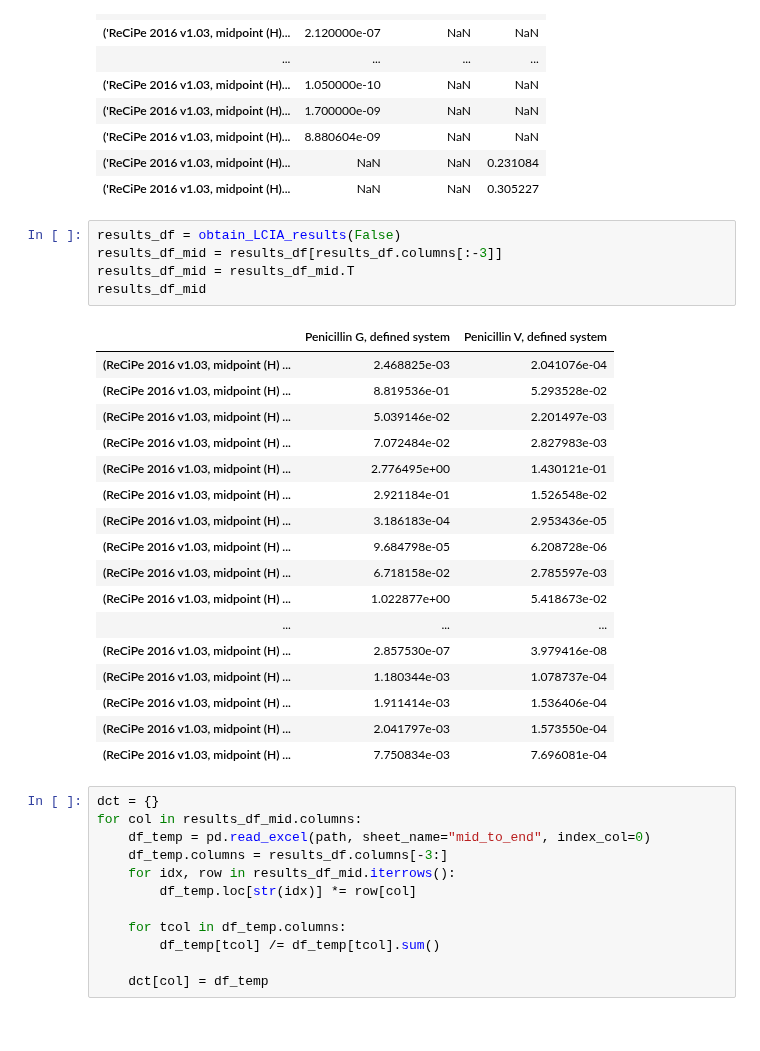
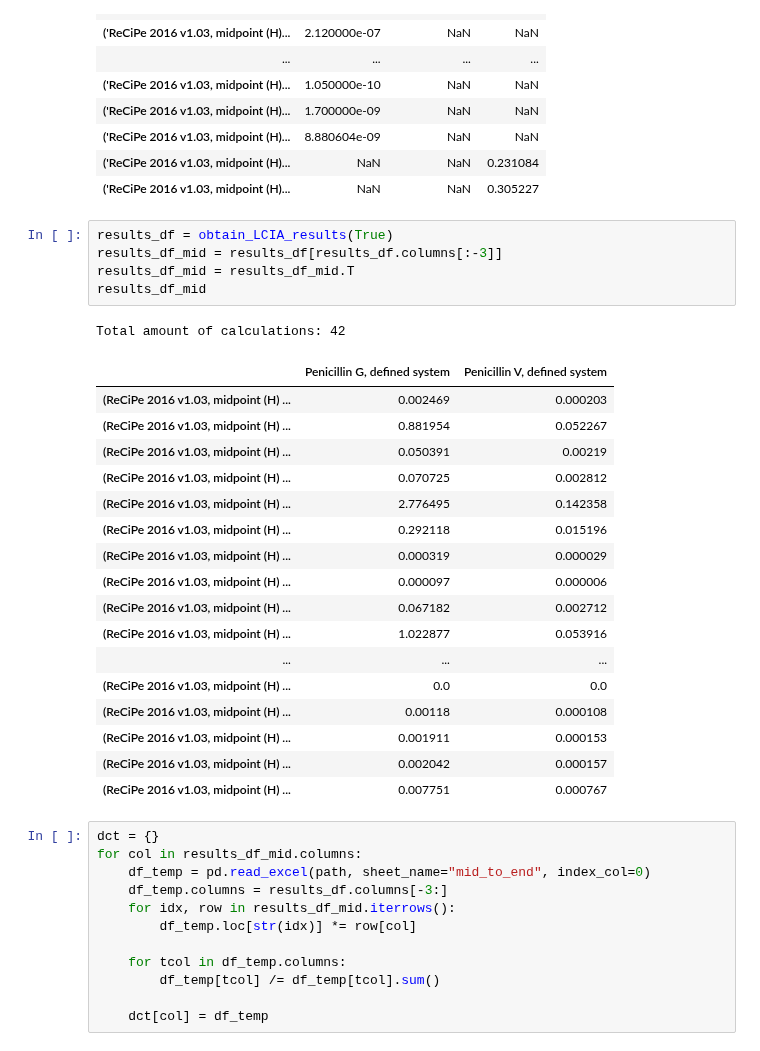
Before and after one commit to RuneWF/penicilin, a Jupyter notebook: Jupyter scripts/playbox2.ipynb, the cells around one changed output. Drawn from its saved outputs; the diff is of its cells as text.

```diff
--- a/Jupyter scripts/playbox2.ipynb
+++ b/Jupyter scripts/playbox2.ipynb
@@ -33,28 +39,29 @@ mid_to_end_df
 | ('ReCiPe 2016 v1.03, midpoint (H)... | NaN | NaN | 0.231084 |
 | ('ReCiPe 2016 v1.03, midpoint (H)... | NaN | NaN | 0.305227 |
 # %%
-results_df = obtain_LCIA_results(False)
+results_df = obtain_LCIA_results(True)
 results_df_mid = results_df[results_df.columns[:-3]]
 results_df_mid = results_df_mid.T
 results_df_mid
 # %% [output]
+Total amount of calculations: 42
 |  | Penicillin G, defined system | Penicillin V, defined system |
-| (ReCiPe 2016 v1.03, midpoint (H) ... | 2.468825e-03 | 2.041076e-04 |
-| (ReCiPe 2016 v1.03, midpoint (H) ... | 8.819536e-01 | 5.293528e-02 |
-| (ReCiPe 2016 v1.03, midpoint (H) ... | 5.039146e-02 | 2.201497e-03 |
-| (ReCiPe 2016 v1.03, midpoint (H) ... | 7.072484e-02 | 2.827983e-03 |
-| (ReCiPe 2016 v1.03, midpoint (H) ... | 2.776495e+00 | 1.430121e-01 |
-| (ReCiPe 2016 v1.03, midpoint (H) ... | 2.921184e-01 | 1.526548e-02 |
-| (ReCiPe 2016 v1.03, midpoint (H) ... | 3.186183e-04 | 2.953436e-05 |
-| (ReCiPe 2016 v1.03, midpoint (H) ... | 9.684798e-05 | 6.208728e-06 |
-| (ReCiPe 2016 v1.03, midpoint (H) ... | 6.718158e-02 | 2.785597e-03 |
-| (ReCiPe 2016 v1.03, midpoint (H) ... | 1.022877e+00 | 5.418673e-02 |
+| (ReCiPe 2016 v1.03, midpoint (H) ... | 0.002469 | 0.000203 |
+| (ReCiPe 2016 v1.03, midpoint (H) ... | 0.881954 | 0.052267 |
+| (ReCiPe 2016 v1.03, midpoint (H) ... | 0.050391 | 0.00219 |
+| (ReCiPe 2016 v1.03, midpoint (H) ... | 0.070725 | 0.002812 |
+| (ReCiPe 2016 v1.03, midpoint (H) ... | 2.776495 | 0.142358 |
+| (ReCiPe 2016 v1.03, midpoint (H) ... | 0.292118 | 0.015196 |
+| (ReCiPe 2016 v1.03, midpoint (H) ... | 0.000319 | 0.000029 |
+| (ReCiPe 2016 v1.03, midpoint (H) ... | 0.000097 | 0.000006 |
+| (ReCiPe 2016 v1.03, midpoint (H) ... | 0.067182 | 0.002712 |
+| (ReCiPe 2016 v1.03, midpoint (H) ... | 1.022877 | 0.053916 |
 | ... | ... | ... |
-| (ReCiPe 2016 v1.03, midpoint (H) ... | 2.857530e-07 | 3.979416e-08 |
-| (ReCiPe 2016 v1.03, midpoint (H) ... | 1.180344e-03 | 1.078737e-04 |
-| (ReCiPe 2016 v1.03, midpoint (H) ... | 1.911414e-03 | 1.536406e-04 |
-| (ReCiPe 2016 v1.03, midpoint (H) ... | 2.041797e-03 | 1.573550e-04 |
-| (ReCiPe 2016 v1.03, midpoint (H) ... | 7.750834e-03 | 7.696081e-04 |
+| (ReCiPe 2016 v1.03, midpoint (H) ... | 0.0 | 0.0 |
+| (ReCiPe 2016 v1.03, midpoint (H) ... | 0.00118 | 0.000108 |
+| (ReCiPe 2016 v1.03, midpoint (H) ... | 0.001911 | 0.000153 |
+| (ReCiPe 2016 v1.03, midpoint (H) ... | 0.002042 | 0.000157 |
+| (ReCiPe 2016 v1.03, midpoint (H) ... | 0.007751 | 0.000767 |
 # %%
 dct = {}
 for col in results_df_mid.columns:
```
Also changed, not shown: parts of 5 cells of this notebook, 28 other files.
